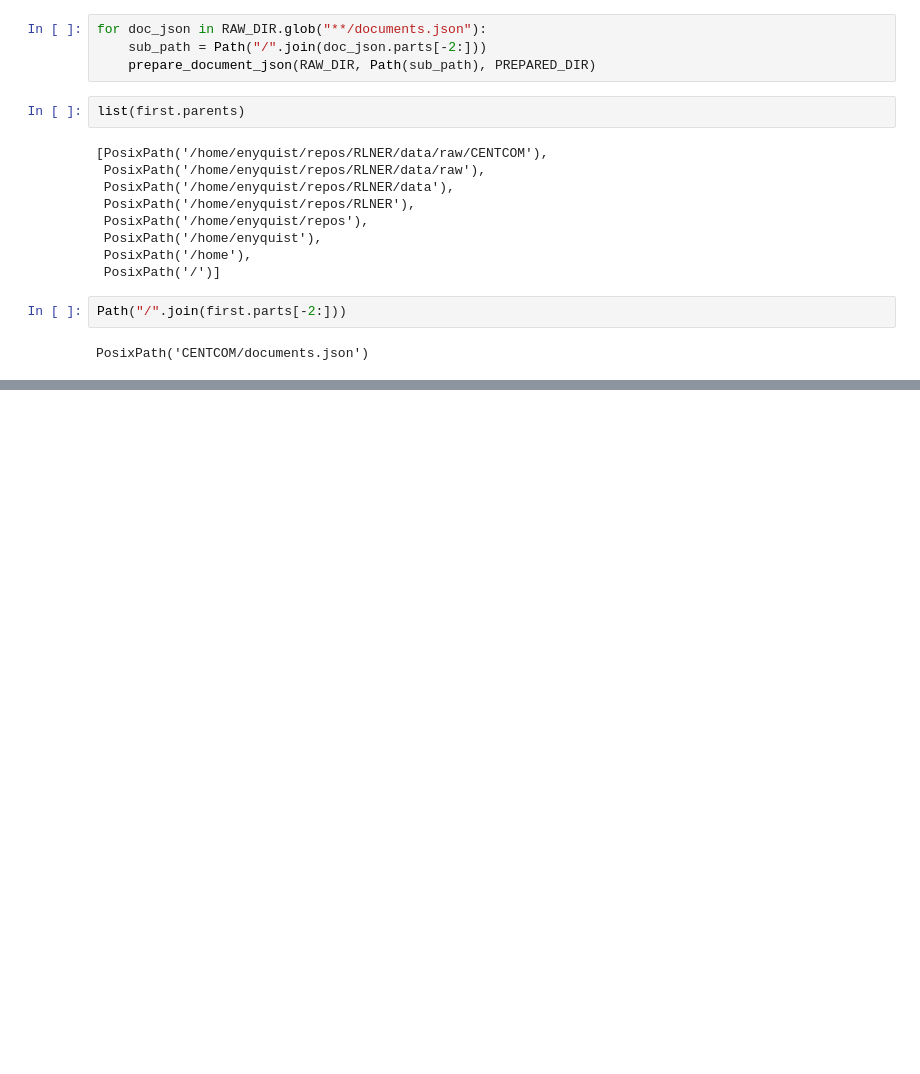
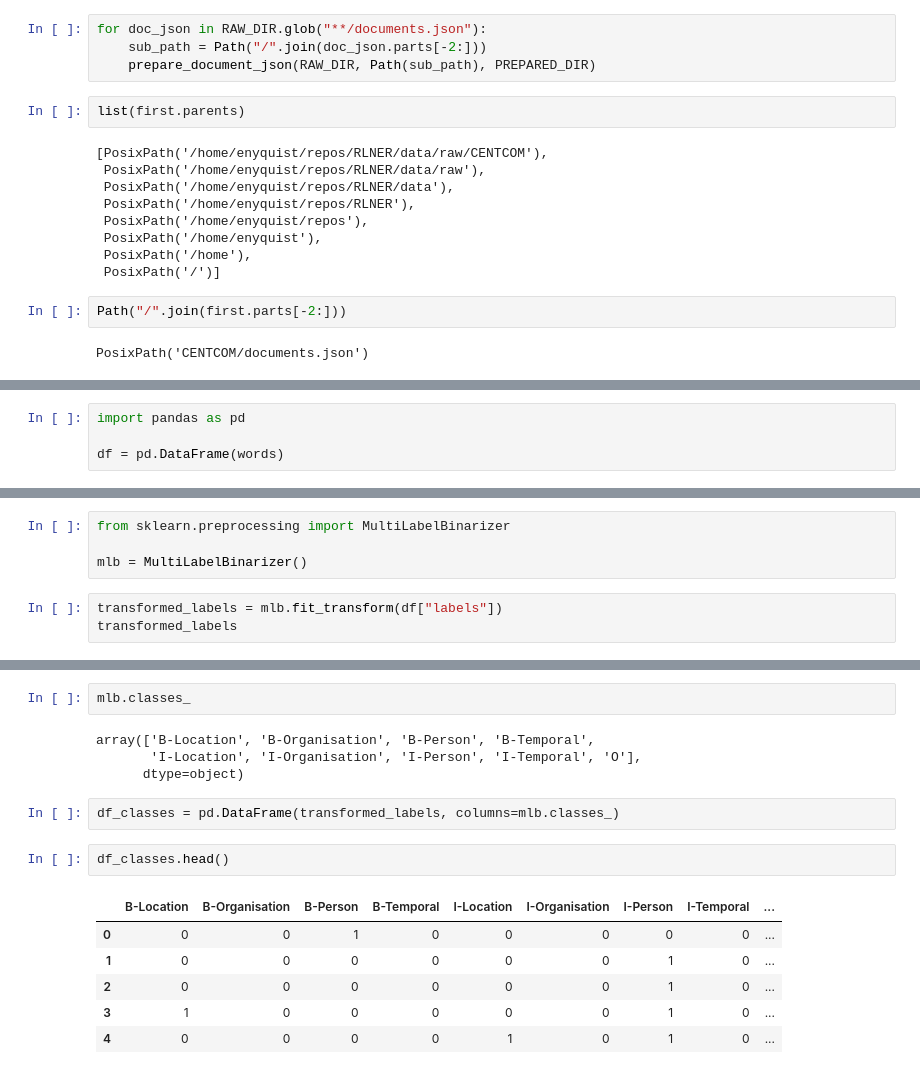
Before and after one commit to enyquist/RLNER, a Jupyter notebook: notebooks/prepare_data.ipynb, the cells around one changed output, grey strips where cells are left out. Cells and saved outputs as stored; diff of their text form; blank space fills up the shorter version.

```diff
--- a/notebooks/prepare_data.ipynb
+++ b/notebooks/prepare_data.ipynb
@@ -87,0 +396,4 @@ PosixPath('CENTCOM/documents.json')
+# %%
+import pandas as pd
+
+df = pd.DataFrame(words)
@@ -87,0 +409,7 @@ PosixPath('CENTCOM/documents.json')
+# %%
+from sklearn.preprocessing import MultiLabelBinarizer
+
+mlb = MultiLabelBinarizer()
+# %%
+transformed_labels = mlb.fit_transform(df["labels"])
+transformed_labels
@@ -87,0 +434,17 @@ PosixPath('CENTCOM/documents.json')
+# %%
+mlb.classes_
+# %% [output]
+array(['B-Location', 'B-Organisation', 'B-Person', 'B-Temporal',
+       'I-Location', 'I-Organisation', 'I-Person', 'I-Temporal', 'O'],
+      dtype=object)
+# %%
+df_classes = pd.DataFrame(transformed_labels, columns=mlb.classes_)
+# %%
+df_classes.head()
+# %% [output]
+|  | B-Location | B-Organisation | B-Person | B-Temporal | I-Location | I-Organisation | I-Person | I-Temporal | ... |
+| 0 | 0 | 0 | 1 | 0 | 0 | 0 | 0 | 0 | ... |
+| 1 | 0 | 0 | 0 | 0 | 0 | 0 | 1 | 0 | ... |
+| 2 | 0 | 0 | 0 | 0 | 0 | 0 | 1 | 0 | ... |
+| 3 | 1 | 0 | 0 | 0 | 0 | 0 | 1 | 0 | ... |
+| 4 | 0 | 0 | 0 | 0 | 1 | 0 | 1 | 0 | ... |
```
Also changed, not shown: parts of 28 cells of this notebook, 3 other files.
